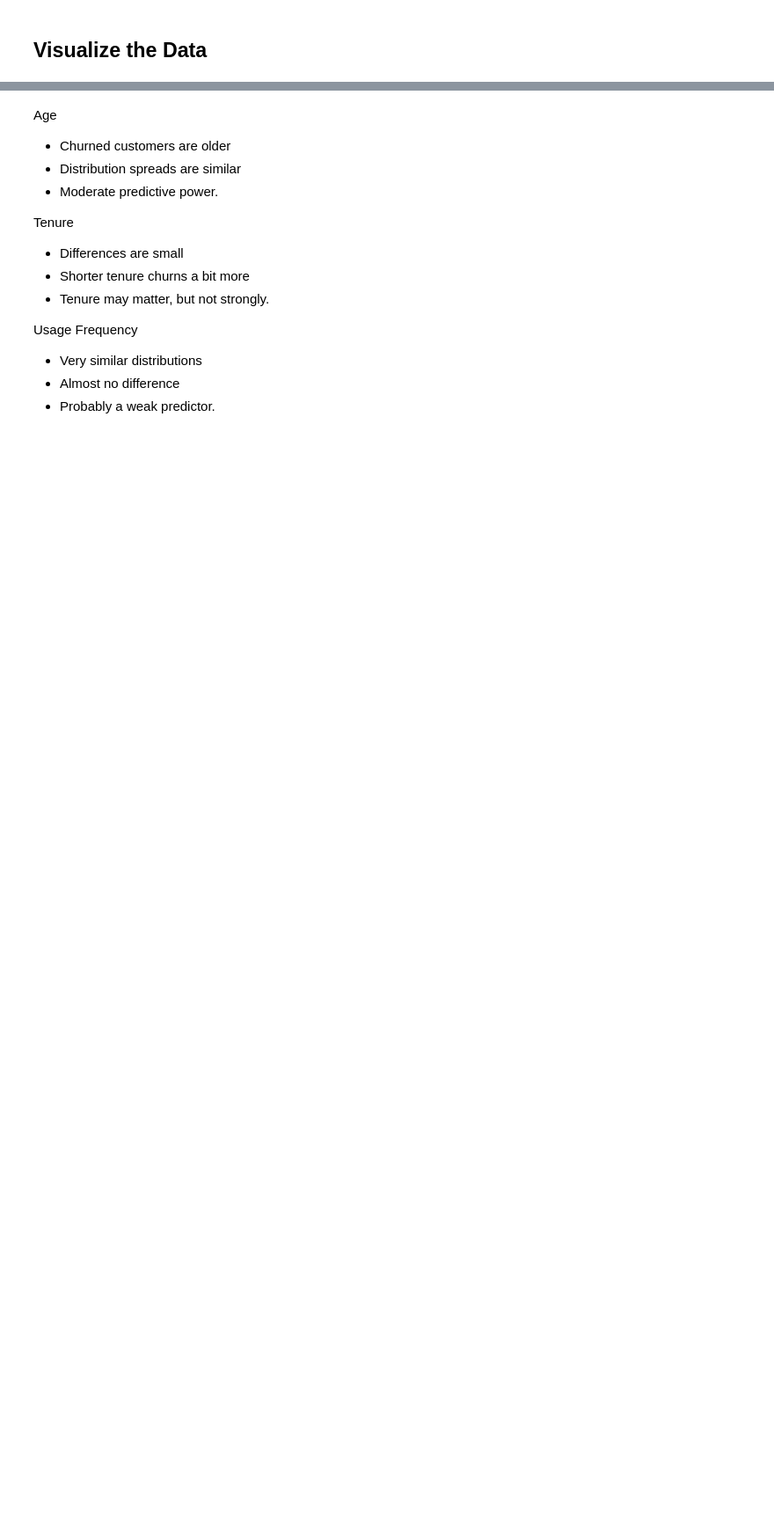
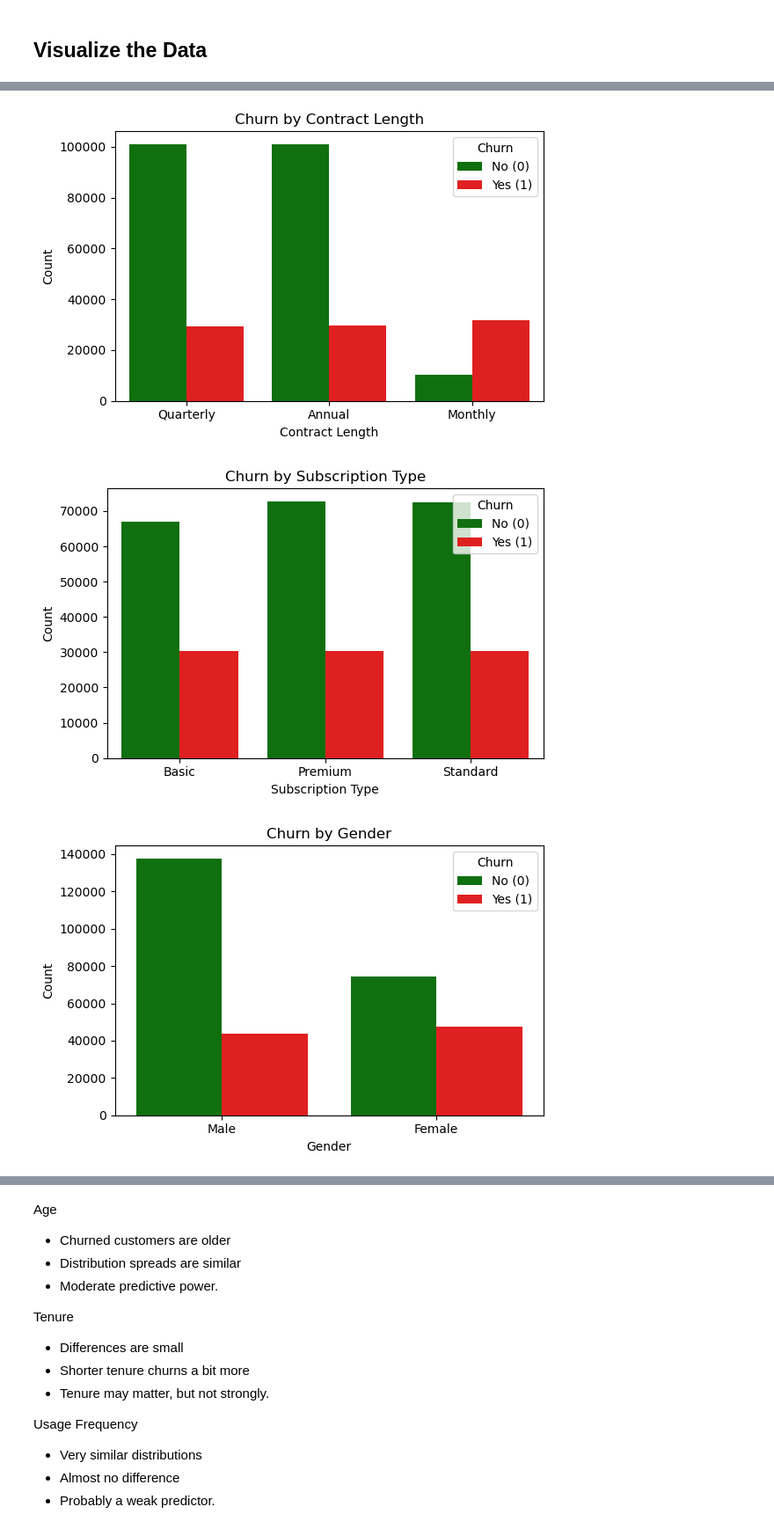
Before and after one commit to KirstenZimmerman/Data-Science-Final-311, a Jupyter notebook: notebooks/eda_analysis.ipynb, the cells around one changed output, grey strips where cells are left out. Shown at 88% size. Cells and saved outputs as stored; diff of their text form; code cells hidden in the pictures; blank space fills up the shorter version.

```diff
--- a/notebooks/eda_analysis.ipynb
+++ b/notebooks/eda_analysis.ipynb
@@ -263,7 +187 @@ train_df['Churn'].value_counts(normalize=True)
-# %%
-categorical_cols = train_clean.select_dtypes(include=['object']).columns
-numeric_cols = train_clean.select_dtypes(include=['int64', 'float64']).columns
-
-print(categorical_cols)
-print(numeric_cols)
 # %%
@@ -294,9 +206,22 @@ plt.show()
 # %%
 for col in categorical_cols:
-    plt.figure(figsize=(6,4))
-    sns.barplot(x=col, y='Churn', data=train_clean)
+    plt.figure(figsize=(6, 4))
+    sns.countplot(
+        x=col,
+        hue="Churn",
+        data=train_clean,
+        palette={0: "green", 1: "red"}
+    )
     plt.title(f"Churn by {col}")
+    plt.xlabel(col)
+    plt.ylabel("Count")
+    plt.legend(title="Churn", labels=["No (0)", "Yes (1)"])
+    plt.tight_layout()
     plt.show()
+# %% [output]
+[figure, added]
+[figure, added]
+[figure, added]
 # %%
 for col in numeric_cols:
     plt.figure(figsize=(6,4))
```
Also changed, not shown: parts of 40 cells of this notebook, 13 other files.
